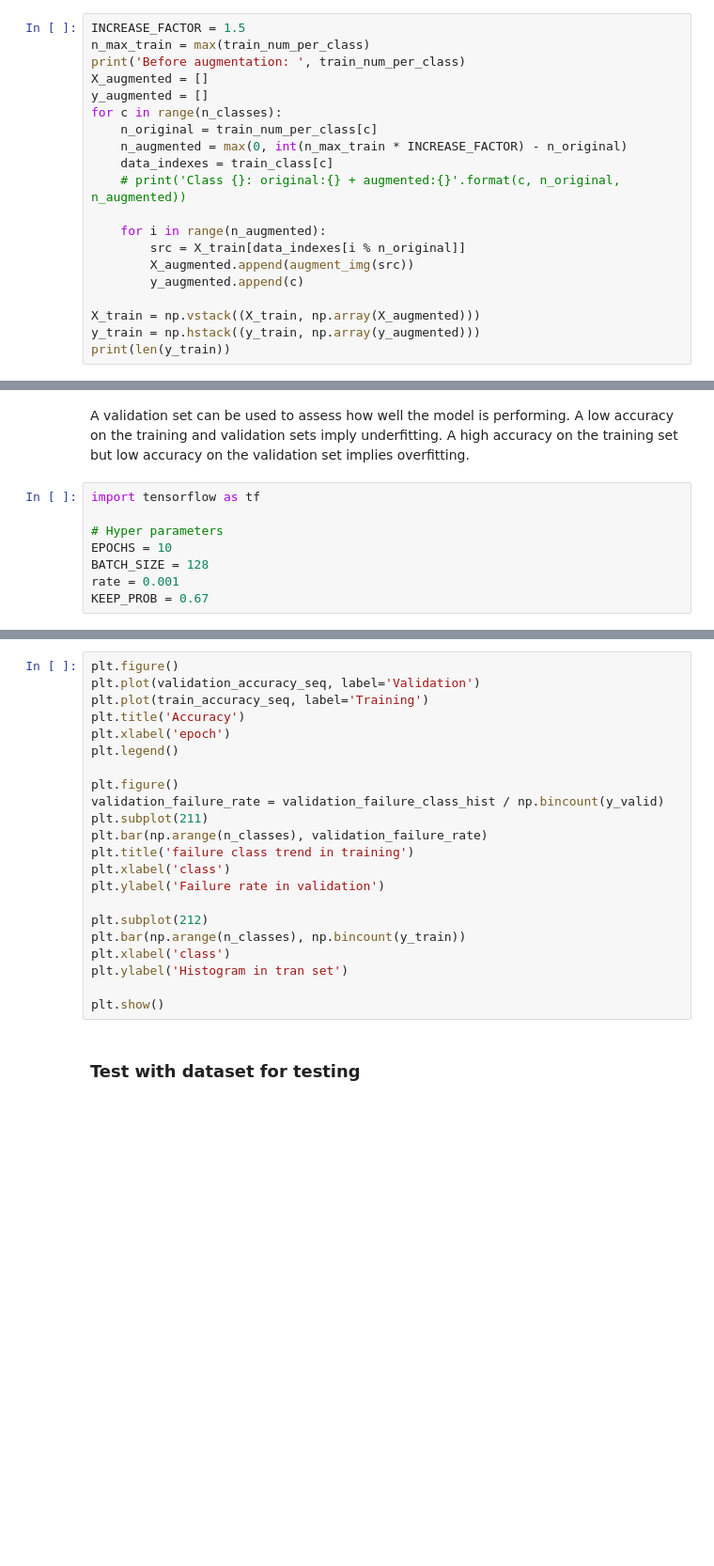
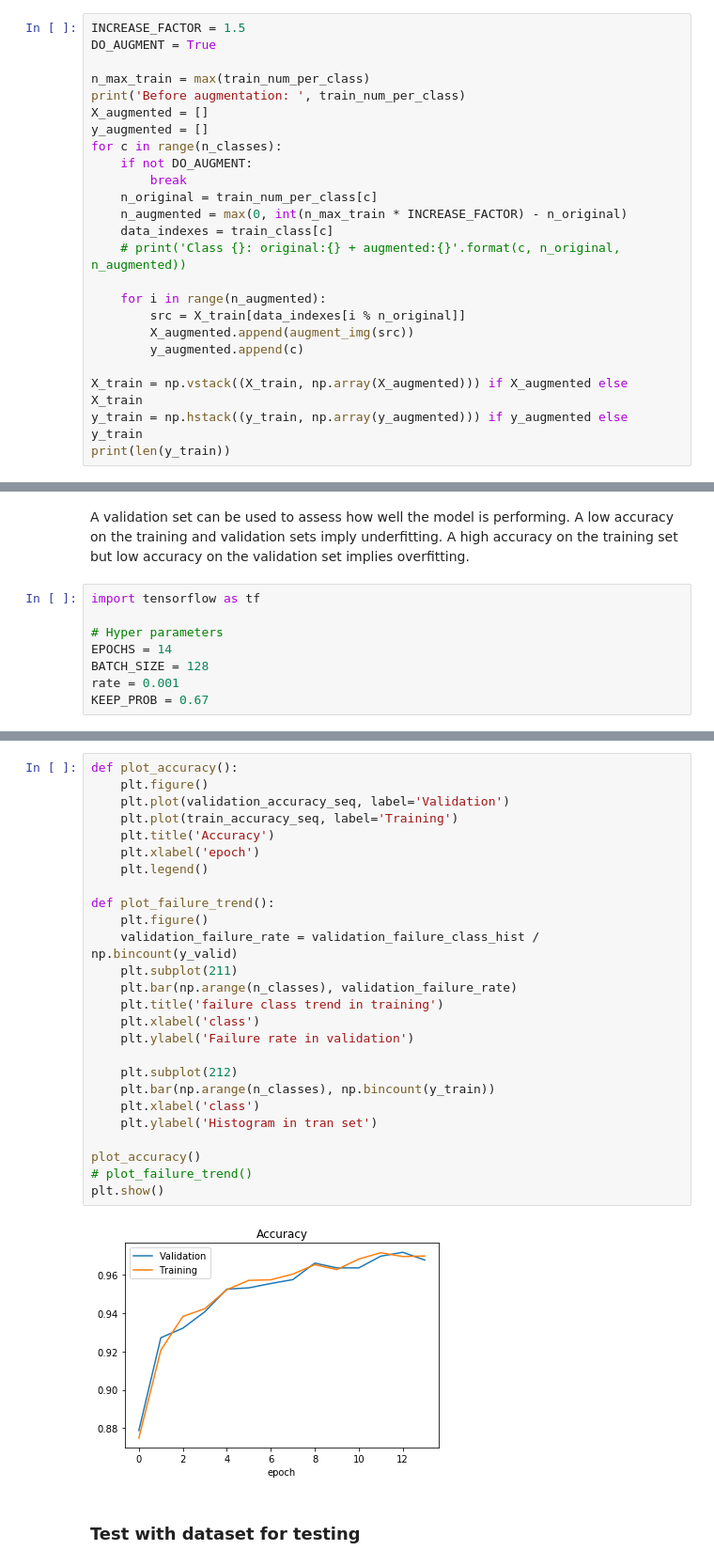
Before and after one commit to shinsteve/udacity-carnd-trafficsign-p2, a Jupyter notebook: Traffic_Sign_Classifier.ipynb, the cells around one changed output, grey strips where cells are left out. Shown: that part at 94% size. Cells and saved outputs as stored; diff of their text form; blank space fills up the shorter version.

Commit message:
Complete writeup description and images

```diff
--- a/Traffic_Sign_Classifier.ipynb
+++ b/Traffic_Sign_Classifier.ipynb
@@ -168,10 +181,14 @@ show_augmented_sample()
 # %%
 INCREASE_FACTOR = 1.5
+DO_AUGMENT = True
+
 n_max_train = max(train_num_per_class)
 print('Before augmentation: ', train_num_per_class)
 X_augmented = []
 y_augmented = []
 for c in range(n_classes):
+    if not DO_AUGMENT:
+        break
     n_original = train_num_per_class[c]
     n_augmented = max(0, int(n_max_train * INCREASE_FACTOR) - n_original)
     data_indexes = train_class[c]
@@ -182,6 +199,6 @@ for c in range(n_classes):
         X_augmented.append(augment_img(src))
         y_augmented.append(c)
 
-X_train = np.vstack((X_train, np.array(X_augmented)))
-y_train = np.hstack((y_train, np.array(y_augmented)))
+X_train = np.vstack((X_train, np.array(X_augmented))) if X_augmented else X_train
+y_train = np.hstack((y_train, np.array(y_augmented))) if y_augmented else y_train
 print(len(y_train))
@@ -313,7 +382,7 @@ sets imply underfitting. A high accuracy on the training set but low accuracy on
 import tensorflow as tf
 
 # Hyper parameters
-EPOCHS = 10
+EPOCHS = 14
 BATCH_SIZE = 128
 rate = 0.001
 KEEP_PROB = 0.67
@@ -390,25 +478,31 @@ with tf.Session() as sess:
 # %%
-plt.figure()
-plt.plot(validation_accuracy_seq, label='Validation')
-plt.plot(train_accuracy_seq, label='Training')
-plt.title('Accuracy')
-plt.xlabel('epoch')
-plt.legend()
+def plot_accuracy():
+    plt.figure()
+    plt.plot(validation_accuracy_seq, label='Validation')
+    plt.plot(train_accuracy_seq, label='Training')
+    plt.title('Accuracy')
+    plt.xlabel('epoch')
+    plt.legend()
 
-plt.figure()
-validation_failure_rate = validation_failure_class_hist / np.bincount(y_valid)
-plt.subplot(211)
-plt.bar(np.arange(n_classes), validation_failure_rate)
-plt.title('failure class trend in training')
-plt.xlabel('class')
-plt.ylabel('Failure rate in validation')
+def plot_failure_trend():
+    plt.figure()
+    validation_failure_rate = validation_failure_class_hist / np.bincount(y_valid)
+    plt.subplot(211)
+    plt.bar(np.arange(n_classes), validation_failure_rate)
+    plt.title('failure class trend in training')
+    plt.xlabel('class')
+    plt.ylabel('Failure rate in validation')
 
-plt.subplot(212)
-plt.bar(np.arange(n_classes), np.bincount(y_train))
-plt.xlabel('class')
-plt.ylabel('Histogram in tran set')
+    plt.subplot(212)
+    plt.bar(np.arange(n_classes), np.bincount(y_train))
+    plt.xlabel('class')
+    plt.ylabel('Histogram in tran set')
 
+plot_accuracy()
+# plot_failure_trend()
 plt.show()
+# %% [output]
+[figure, added]
 # %% [markdown]
 ### Test with dataset for testing
 # %%
```
Also changed, not shown: parts of 20 cells of this notebook, 15 other files.
